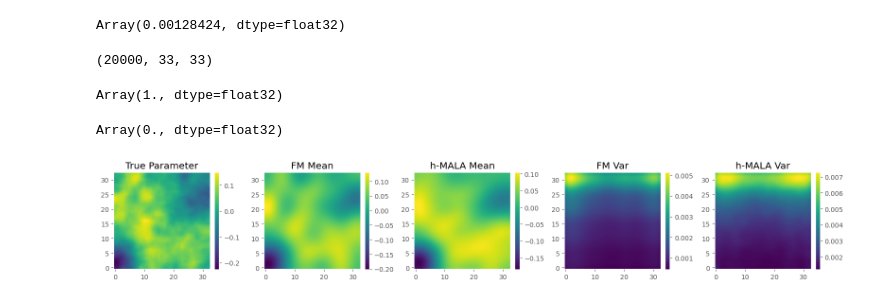
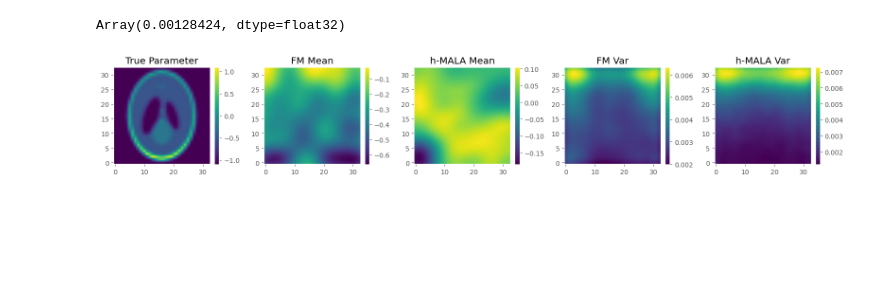
Before and after one commit to abjohnson117/TransportVsMcmcExperiments, a Jupyter notebook: poisson/poisson_test.ipynb, the cells around one changed output. Drawn from its saved outputs; the diff is of its cells as text; code cells hidden in the pictures; blank space fills up the shorter version.

```diff
--- a/poisson/poisson_test.ipynb
+++ b/poisson/poisson_test.ipynb
@@ -151,5 +140,6 @@ ax[1].grid(False)
 # %%
-nsamples = inargs["MCMC"]["nsamples"] - inargs["MCMC"]["burnin"]
+# nsamples = inargs["MCMC"]["nsamples"] - inargs["MCMC"]["burnin"]
+nsamples = 20000
 
 hmala_samps = np.load("training_dataset/chain_30/hmala_samples_grid_delta.npy").reshape(nsamples, 33, 33)
 hmala_mean = np.mean(hmala_samps, axis=0)
@@ -216,10 +196,10 @@ key = random.PRNGKey(seed=42)
 key1, key2 = random.split(key=key, num=2)
 batch_size = 128
 steps = 50000
-print_every = 5000
+print_every = 10000
 yu_dimension = (100, k.item())
 dim = yu_dimension[0] + yu_dimension[1]
-hidden_layer_list = [512] * 4
+hidden_layer_list = [2 ** 10] * 10
 model = MLP(
     key=key2,
     dim=dim,
@@ -258,6 +238,7 @@ trainer.train(
     batch_size=batch_size,
     steps=steps,
     x0_data=ref_data,
+    print_every=print_every
 );
 # %% [output]
 Training neural network
@@ -275,22 +251,17 @@ step = 49999, train_loss = -66.94064331054688
 # %%
-no_samples = inargs["MCMC"]["nsamples"] - inargs["MCMC"]["burnin"]
-ytrue_flat = yobs.copy()
-ytrue_flat_normalized = ys_normalizer.encode(ytrue_flat)
-ys_test_normalized = jnp.full(
-    (no_samples, ytrue_flat_normalized.shape[0]), ytrue_flat_normalized
-)
-x0_test = jnp.hstack([ys_test_normalized, us_test_pca])
-# x0_test = jnp.hstack([ys_test_normalized, us_test])
+utrue = yu_true[yu_dimension[0]:]
+yobs = yu_true[:yu_dimension[0]]
+ytrue_flat_normalized = ys_normalizer.encode(yobs)
 
 cond_values = ytrue_flat_normalized
 cond_samples = trainer.conditional_sample(
     cond_values=cond_values, u0_cond=us_test_pca, nsamples=20000
 )
+
 all_samples = cond_samples
-
 u_samples = all_samples[:, yu_dimension[0] :]
 u_samples = pca_decode(u_samples)
-u_samples = u_samples.reshape(no_samples, nx, ny)
+u_samples = u_samples.reshape(nsamples, nx, ny)
 u_means = jnp.mean(u_samples, axis=0)
 u_var = jnp.var(u_samples, axis=0)
 # %%
@@ -306,53 +277,41 @@ def MMD(X, Y):
 MMD(u_samples, hmala_samps)
 # %% [output]
 Array(0.00128424, dtype=float32)
-# %%
-u_samples.shape
-# %% [output]
-(20000, 33, 33)
-# %%
-k(u_samples.reshape(20000, flat_length), u_samples.reshape(20000, flat_length))
-# %% [output]
-Array(1., dtype=float32)
-# %%
-k(u_samples.reshape(20000, flat_length), hmala_samps.reshape(20000, flat_length))
-# %% [output]
-Array(0., dtype=float32)
 # %%
 layer_idx = 0
 fig, ax = plt.subplots(1, 5, figsize=(16, 4))
 
-im0 = ax[0].imshow(utrue, origin="lower", interpolation="bilinear")
+im0 = ax[0].imshow(utrue.reshape(33, 33), origin="lower", interpolation="bilinear")
 ax[0].set_title("True Parameter")
 ax[0].grid(False)
 fig.colorbar(im0, ax=ax[0], fraction=0.046, pad=0.04)
 
 im1 = ax[1].imshow(u_means, origin="lower", interpolation="bilinear")
 ax[1].set_title("FM Mean")
 ax[1].grid(False)
 fig.colorbar(im1, ax=ax[1], fraction=0.046, pad=0.04)
 
 im2 = ax[2].imshow(
     hmala_mean, origin="lower", interpolation="bilinear"
 )
 ax[2].set_title("h-MALA Mean")
 ax[2].grid(False)
 fig.colorbar(im2, ax=ax[2], fraction=0.046, pad=0.04)
 
 im3 = ax[3].imshow(u_var, origin="lower", interpolation="bilinear")
 ax[3].set_title("FM Var")
 ax[3].grid(False)
 fig.colorbar(im3, ax=ax[3], fraction=0.046, pad=0.04)
 
 im4 = ax[4].imshow(hmala_var, origin="lower", interpolation="bilinear")
 ax[4].set_title("h-MALA Var")
 ax[4].grid(False)
 fig.colorbar(im4, ax=ax[4], fraction=0.046, pad=0.04)
 
 plt.tight_layout()
 plt.show()
 # %% [output]
-[figure, old version]
+[figure, new version]
 # %%
 fig, ax = plt.subplots(1, 3, figsize=(12,12))
 vmin, vmax = -0.15, 0.15
```
Also changed, not shown: parts of 18 cells of this notebook, 9 other files.
